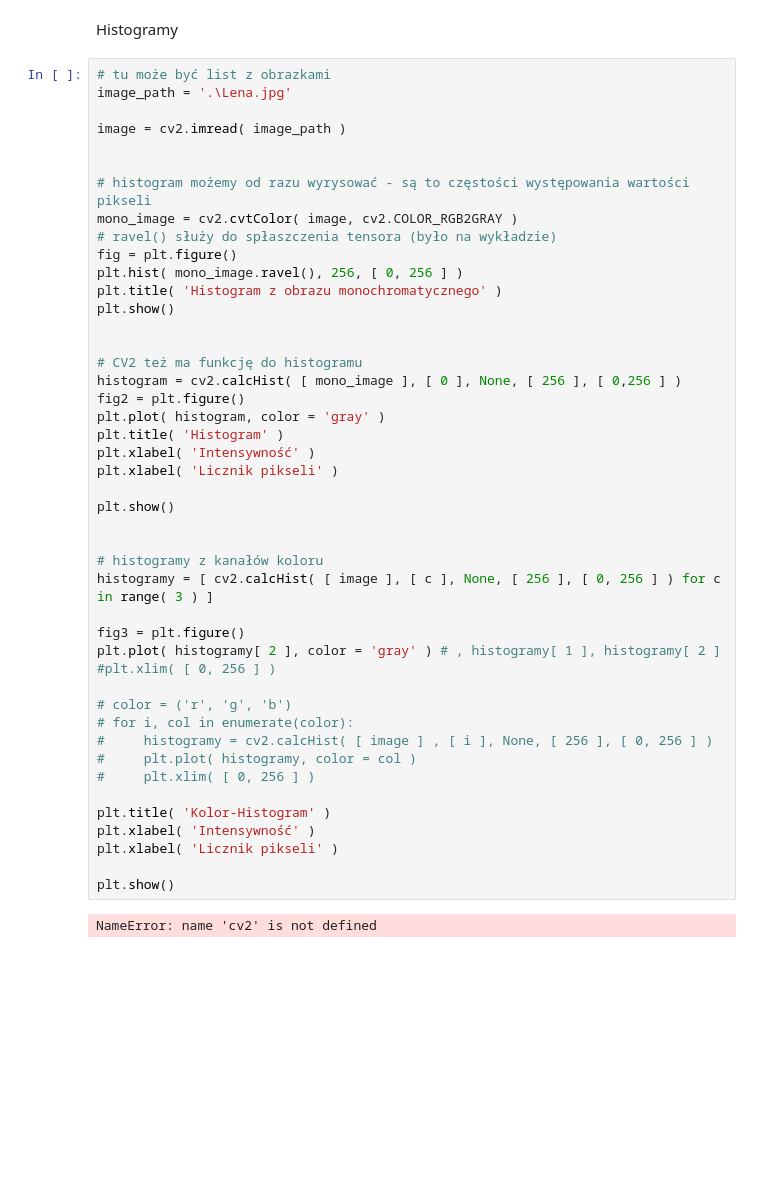
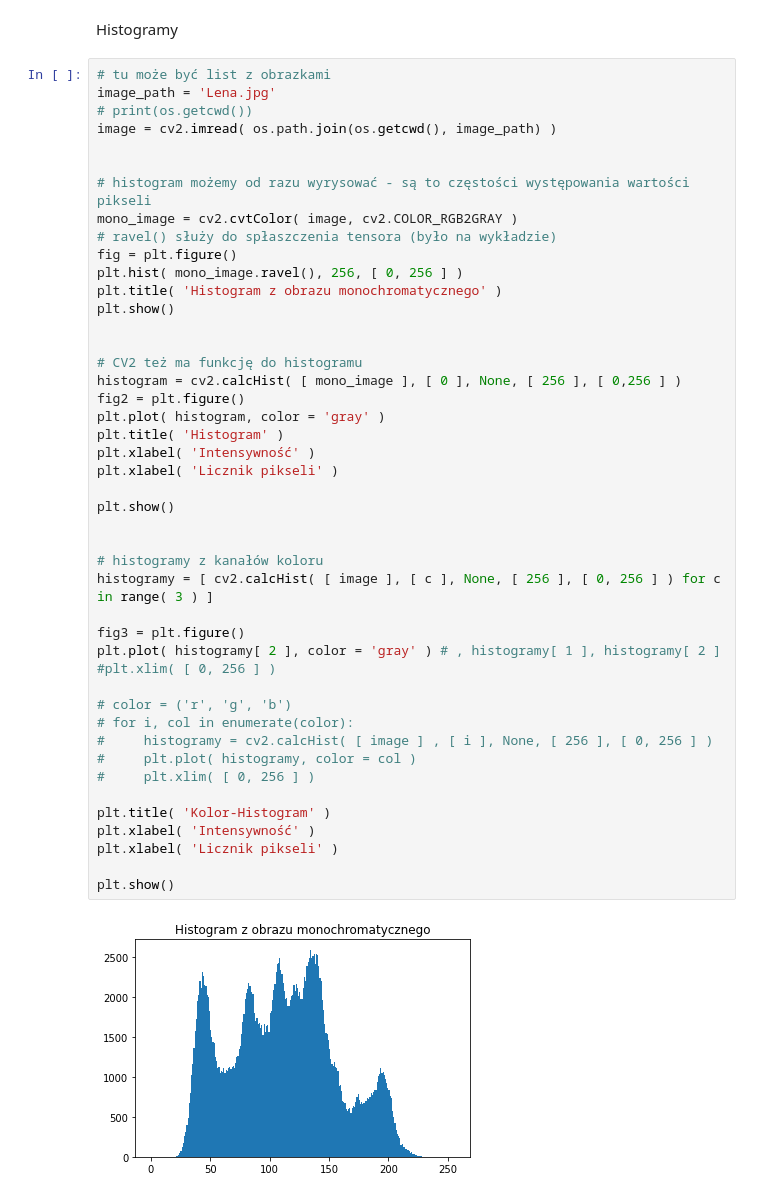
Before and after one commit to officialluq/ml_demos, a Jupyter notebook: histogram.ipynb, the cells around one changed output. Saved outputs shown, nothing was run; the diff lists cells and outputs as text; blank space fills up the shorter version.

```diff
--- a/histogram.ipynb
+++ b/histogram.ipynb
@@ -125,9 +128,9 @@ plt.show()
 Histogramy
 # %%
 # tu może być list z obrazkami
-image_path = '.\Lena.jpg'
-
-image = cv2.imread( image_path )
+image_path = 'Lena.jpg'
+# print(os.getcwd())
+image = cv2.imread( os.path.join(os.getcwd(), image_path) )
 
 
 # histogram możemy od razu wyrysować - są to częstości występowania wartości pikseli
@@ -142,31 +145,31 @@ plt.show()
 # CV2 też ma funkcję do histogramu
 histogram = cv2.calcHist( [ mono_image ], [ 0 ], None, [ 256 ], [ 0,256 ] )
 fig2 = plt.figure()
 plt.plot( histogram, color = 'gray' )
 plt.title( 'Histogram' )
 plt.xlabel( 'Intensywność' )
 plt.xlabel( 'Licznik pikseli' )
 
 plt.show()
 
 
 # histogramy z kanałów koloru
 histogramy = [ cv2.calcHist( [ image ], [ c ], None, [ 256 ], [ 0, 256 ] ) for c in range( 3 ) ]
 
 fig3 = plt.figure()
 plt.plot( histogramy[ 2 ], color = 'gray' ) # , histogramy[ 1 ], histogramy[ 2 ]
 #plt.xlim( [ 0, 256 ] )
 
 # color = ('r', 'g', 'b')
 # for i, col in enumerate(color):
 #     histogramy = cv2.calcHist( [ image ] , [ i ], None, [ 256 ], [ 0, 256 ] )
 #     plt.plot( histogramy, color = col )
 #     plt.xlim( [ 0, 256 ] )
 
 plt.title( 'Kolor-Histogram' )
 plt.xlabel( 'Intensywność' )
 plt.xlabel( 'Licznik pikseli' )
 
 plt.show()
 # %% [output]
-NameError: name 'cv2' is not defined
+[figure, added]
```
Also changed, not shown: parts of 2 cells of this notebook, 4 other files.
